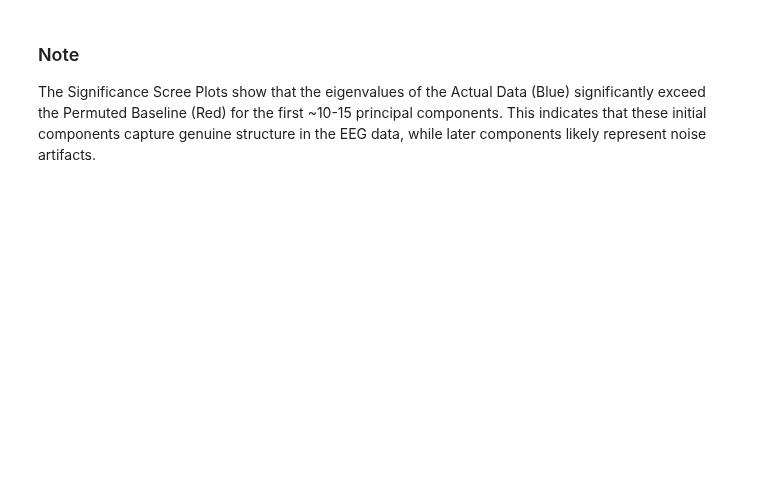
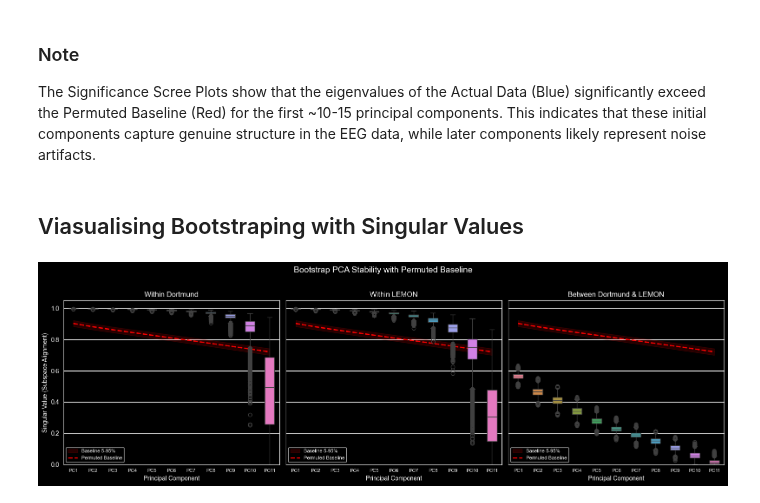
Before and after one commit to xandime/EEG_cluster_detection, a Jupyter notebook: PCA.ipynb, the cells around one changed output. Saved outputs shown, nothing was run; the diff lists cells and outputs as text; code cells hidden in the pictures; blank space fills up the shorter version.

Commit message:
add baseline for singular value test

```diff
--- a/PCA.ipynb
+++ b/PCA.ipynb
@@ -424,4 +495,22 @@ for i, boot1 in enumerate(dort_comp):
     for j, boot2 in enumerate(lem_comp):
         if j >= i: # compare each Dortmund bootstrap to corresponding or later LEMON bootstraps
             results["between_DL"][f"boots {i}-{j}"] = singular_values(boot1, boot2)
+# %%
+# permuted baseline
+permuted_results = {"within_Dortmund": {}, "within_Lemon": {}, "between_DL": {}}
+
+for i, boot1 in enumerate(dort_perm_comp):
+    for j, boot2 in enumerate(dort_perm_comp):
+        if j > i:
+            permuted_results["within_Dortmund"][f"boots {i}-{j}"] = singular_values(boot1, boot2)
+
+for i, boot1 in enumerate(lem_perm_comp):
+    for j, boot2 in enumerate(lem_perm_comp):
+        if j > i:
+            permuted_results["within_Lemon"][f"boots {i}-{j}"] = singular_values(boot1, boot2)
+
+for i, boot1 in enumerate(dort_perm_comp):
+    for j, boot2 in enumerate(lem_perm_comp):
+        if j >= i:
+            permuted_results["between_DL"][f"boots {i}-{j}"] = singular_values(boot1, boot2)
 # %% [markdown]
@@ -595 +595,51 @@ summary_table_all(
+# %% [markdown]
+## Viasualising Bootstraping with Singular Values
+# %%
+import seaborn as sns
+
+comparison_types = ["within_Dortmund", "within_Lemon", "between_DL"]
+titles = ["Within Dortmund", "Within LEMON", "Between Dortmund & LEMON"]
+
+fig, axes = plt.subplots(1, 3, figsize=(16, 5), sharey=True)
+
+for ax, comp_type, title in zip(axes, comparison_types, titles):
+    actual_svals = np.array(list(results[comp_type].values()))
+    permuted_svals = np.array(list(permuted_results[comp_type].values()))
+
+    n_comp = min(actual_svals.shape[1], permuted_svals.shape[1], min_n_comp)
+    actual_svals = actual_svals[:, :n_comp]
+    permuted_svals = permuted_svals[:, :n_comp]
+
+    # Build dataframe for boxplot
+    df = pd.DataFrame(actual_svals, columns=[f"PC{i+1}" for i in range(n_comp)])
+    df_melt = df.melt(var_name="PC", value_name="Singular Value")
+
+    # Baseline stats
+    permuted_mean = np.mean(permuted_svals, axis=0)
+    permuted_5th = np.percentile(permuted_svals, 5, axis=0)
+    permuted_95th = np.percentile(permuted_svals, 95, axis=0)
+    x = np.arange(n_comp)
+
+    # Baseline shading and line
+    ax.fill_between(x, permuted_5th, permuted_95th, color='red', alpha=0.15, label='Baseline 5-95%')
+    ax.plot(x, permuted_mean, 'r--', linewidth=2, label='Permuted Baseline')
+
+
+
+    # Boxplot for actual data
+    sns.boxplot(data=df_melt, x="PC", y="Singular Value", ax=ax, width=0.5, hue="PC", palette="husl", legend=False)
+
+    ax.set_xlabel("Principal Component")
+    ax.set_title(title)
+    ax.set_ylim(0, 1.05)
+    ax.legend(loc='lower left', fontsize=8)
+    ax.set_xticks(x)
+    ax.set_xticklabels([f"PC{i+1}" for i in x], fontsize=8)
+
+axes[0].set_ylabel("Singular Value (Subspace Alignment)")
+plt.suptitle("Bootstrap PCA Stability with Permuted Baseline", fontsize=14, y=1.02)
+plt.tight_layout()
+plt.show()
+# %% [output]
+[figure, added]
 # %% [markdown]
```
Also changed, not shown: parts of 16 cells of this notebook.
